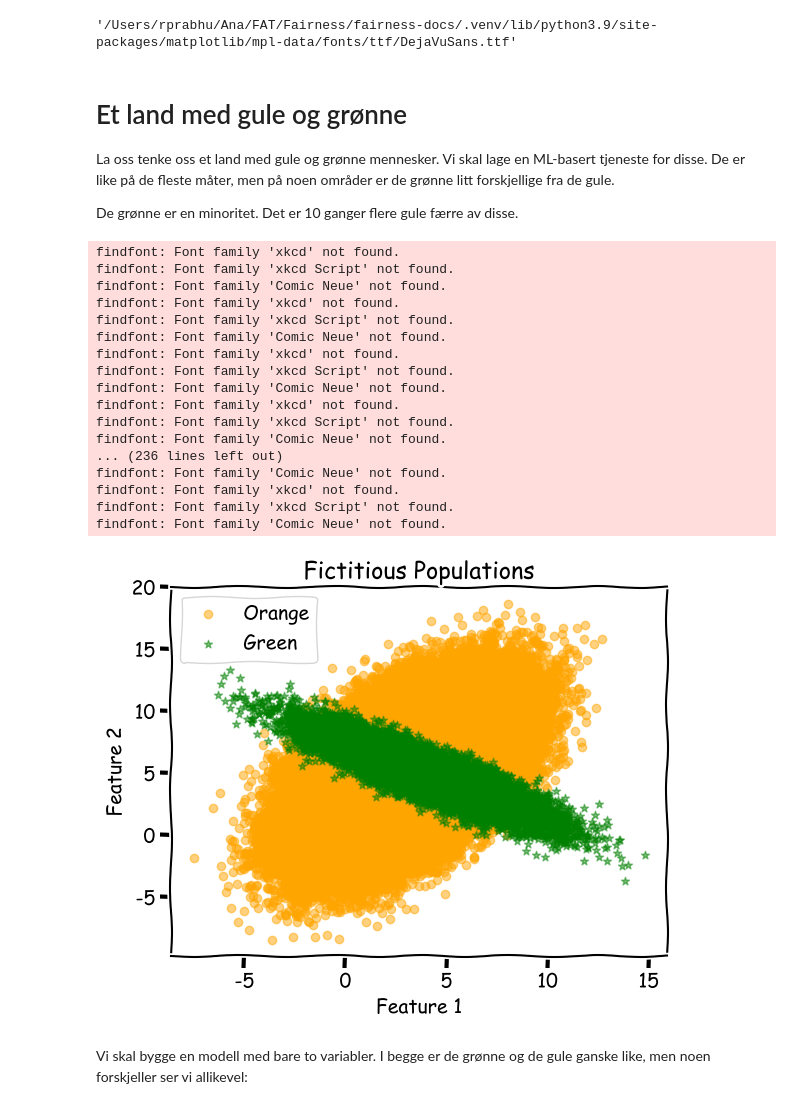
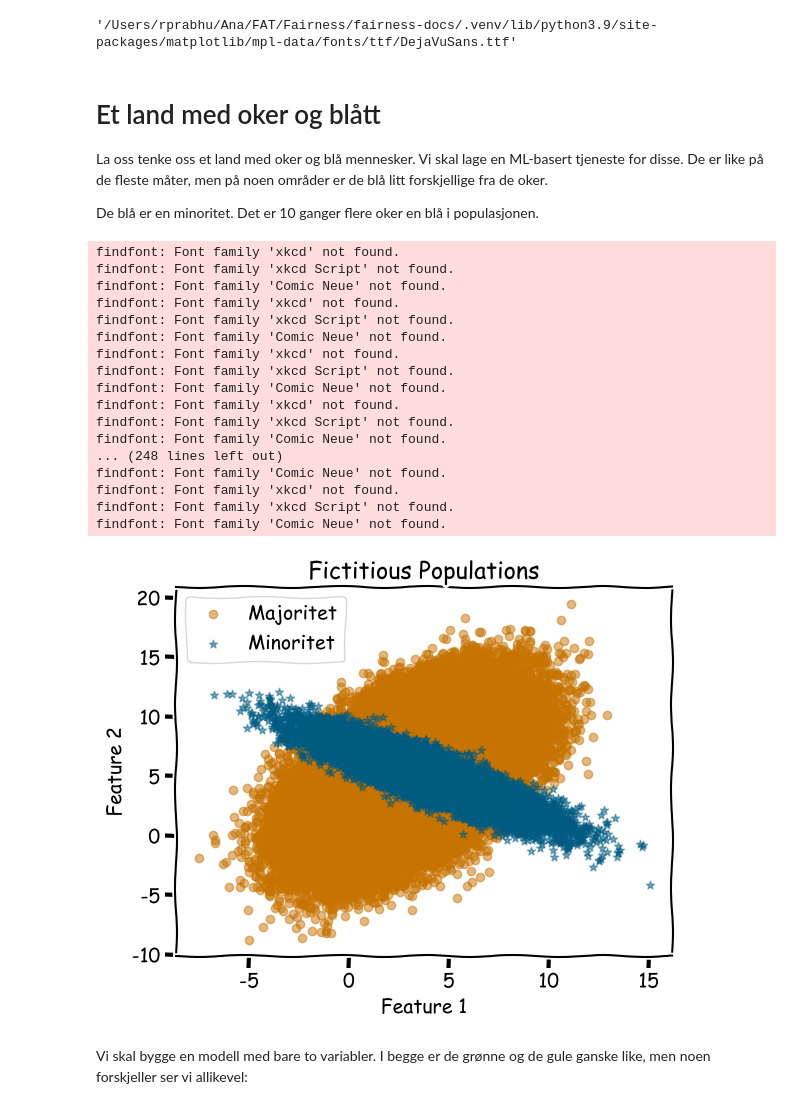
Before and after one commit to navikt/TADAgen_demos, a Jupyter notebook: fairness-docs/Simple_fairness_concepts.ipynb, the cells around one changed output. Cells and saved outputs as stored; diff of their text form; code cells hidden in the pictures.

```diff
--- a/fairness-docs/Simple_fairness_concepts.ipynb
+++ b/fairness-docs/Simple_fairness_concepts.ipynb
@@ -2,7 +2,10 @@
 import pandas as pd
 import numpy as np
 
-
+COL_MINOR = '#005B82'
+LABEL_MINOR = 'Minoritet'
+COL_MAJOR = '#C77300'
+LABEL_MAJOR = 'Majoritet'
 
 def get_max_value(series1, series2):
     # return the max value of series1 and series2
@@ -47,17 +50,17 @@ def fit_model(combined_df, features, target):
 
 
 import matplotlib.pyplot as plt
-def plot_variable_distribution(orange_pop, green_pop, var, bins=100, range=None, normalise=True):
+def plot_variable_distribution(major_pop, minor_pop, var, bins=100, range=None, normalise=True):
     # Plot the distribution of a variable in the two populations
 
     if range is None:
-        min, max = get_min_max(orange_pop[var], green_pop[var])
+        min, max = get_min_max(major_pop[var], minor_pop[var])
     else:
         min = range[0]
         max = range[1]
     with plt.xkcd():
-        plt.hist(orange_pop[var], density=normalise, bins=bins, range=(min,max), alpha=0.5, color='orange', label='Orange')
-        plt.hist(green_pop[var],  density=normalise, bins=bins, range=(min,max), alpha=0.5, color='green',  label='Green')
+        plt.hist(major_pop[var], density=normalise, bins=bins, range=(min,max), alpha=0.5, color=COL_MAJOR, label='Majoritet')
+        plt.hist(minor_pop[var],  density=normalise, bins=bins, range=(min,max), alpha=0.5, color=COL_MINOR,  label='Minoritet')
         plt.legend()
         plt.title(f'Distribution of {var} in the two populations')
     plt.show()
@@ -166,67 +169,67 @@ def get_performance_numbers(df:pd.DataFrame, target:str, prediction:str)->None:
         plt.show()
 # %% [markdown]
-# Et land med gule og grønne
+# Et land med oker og blått
 
-La oss tenke oss et land med gule og grønne mennesker. Vi skal lage en ML-basert tjeneste for disse. De er like på de fleste måter, men på noen områder er de grønne litt forskjellige fra de gule.
+La oss tenke oss et land med oker og blå mennesker. Vi skal lage en ML-basert tjeneste for disse. De er like på de fleste måter, men på noen områder er de blå litt forskjellige fra de oker.
 
-De grønne er en minoritet. Det er 10 ganger flere gule færre av disse.
+De blå er en minoritet. Det er 10 ganger flere oker en blå i populasjonen.
 # %%
 import numpy as np
 
-# Orange population
-orange_mean = [3, 5]
-orange_cov = [[4.8, 10.3], [4, 1.2]]
-orange_N = 200000
-# Green population
-green_mean = [4, 5]
-green_cov = [[-2.5, 1], [8.6, -6]]
-green_N = int(orange_N / 10)
+# MAJOR population
+major_mean = [3, 5]
+major_cov = [[4.8, 10.3], [4, 1.2]]
+major_N = 200000
+# MINOR population
+minor_mean = [4, 5]
+minor_cov = [[-2.5, 1], [8.6, -6]]
+minor_N = int(major_N / 10)
 
 
-green_pop  = generate_random_population(n=green_N,
-                                        mean=green_mean,
-                                        cov=green_cov,
-                                        label='Green'
+minor_pop  = generate_random_population(n=minor_N,
+                                        mean=minor_mean,
+                                        cov=minor_cov,
+                                        label=LABEL_MINOR
                                         )
-orange_pop = generate_random_population(n=orange_N,
-                                        mean=orange_mean,
-                                        cov=orange_cov,
-                                        label='Orange'
+major_pop = generate_random_population(n=major_N,
+                                        mean=major_mean,
+                                        cov=major_cov,
+                                        label=LABEL_MAJOR
                                         )
 
 
 
 import matplotlib.pyplot as plt
 
 
 # Plot the data
 with plt.xkcd():
-    plt.scatter(orange_pop['Feature1'], orange_pop["Feature2"], color='orange', label='Orange', alpha=0.5)
-    plt.scatter(green_pop["Feature1"], green_pop["Feature2"], color='green', marker='*', label='Green', alpha=0.5)
+    plt.scatter(major_pop['Feature1'], major_pop["Feature2"], color=COL_MAJOR, label=LABEL_MAJOR, alpha=0.5)
+    plt.scatter(minor_pop["Feature1"], minor_pop["Feature2"], color=COL_MINOR, marker='*', label=LABEL_MINOR, alpha=0.5)
     plt.xlabel('Feature 1')
     plt.ylabel('Feature 2')
     plt.legend()
     plt.title('Fictitious Populations')
     plt.show()
 # %% [output]
 findfont: Font family 'xkcd' not found.
 findfont: Font family 'xkcd Script' not found.
 findfont: Font family 'Comic Neue' not found.
 findfont: Font family 'xkcd' not found.
 findfont: Font family 'xkcd Script' not found.
 findfont: Font family 'Comic Neue' not found.
 findfont: Font family 'xkcd' not found.
 findfont: Font family 'xkcd Script' not found.
 findfont: Font family 'Comic Neue' not found.
 findfont: Font family 'xkcd' not found.
 findfont: Font family 'xkcd Script' not found.
 findfont: Font family 'Comic Neue' not found.
-... (236 lines left out)
+... (248 lines left out)
 findfont: Font family 'Comic Neue' not found.
 findfont: Font family 'xkcd' not found.
 findfont: Font family 'xkcd Script' not found.
 findfont: Font family 'Comic Neue' not found.
-[figure, old version]
+[figure, new version]
 # %% [markdown]
 Vi skal bygge en modell med bare to variabler. I begge er de grønne og de gule ganske like, men noen forskjeller ser vi allikevel:
 # %%
```
Also changed, not shown: parts of 19 cells of this notebook.
